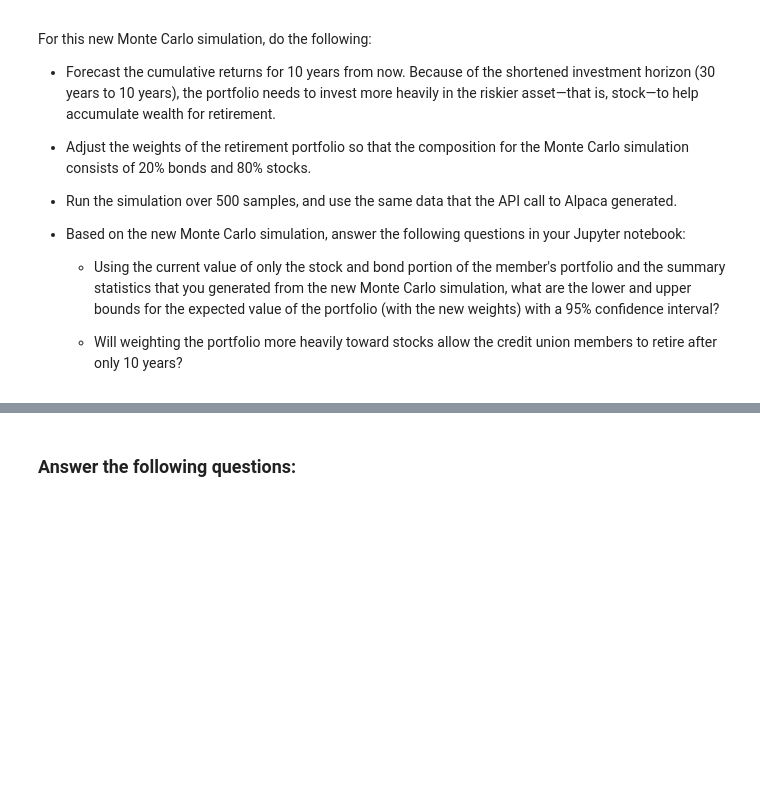
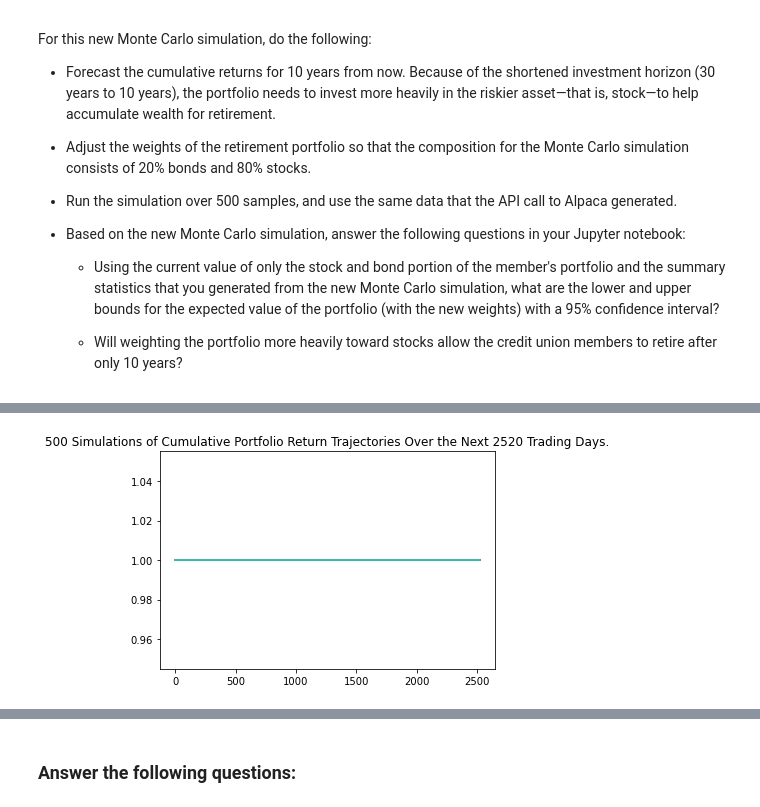
Before and after one commit to Leroy44/Monte-carlo-portfolio-forecasting-app, a Jupyter notebook: financial_planning_tools.ipynb, the cells around one changed output, grey strips where cells are left out. Saved outputs shown, nothing was run; the diff lists cells and outputs as text; code cells hidden in the pictures; blank space fills up the shorter version.

```diff
--- a/financial_planning_tools.ipynb
+++ b/financial_planning_tools.ipynb
@@ -511,7 +576,12 @@ For this new Monte Carlo simulation, do the following:
 # Configure a Monte Carlo simulation to forecast 10 years cumulative returns
 # The weights should be split 20% to AGG and 80% to SPY.
 # Run 500 samples.
-# YOUR CODE HERE
+mc_tenyear = MCSimulation(
+    portfolio_data = portfolio_mc_df,
+    weights = [.20,.80],
+    num_simulation=500,
+    num_trading_days=252*10
+)
 
 # Review the simulation input data
-# YOUR CODE HERE
+mc_tenyear.portfolio_data.head()
@@ -521,7 +627,9 @@ For this new Monte Carlo simulation, do the following:
 # %%
 # Visualize the 10-year Monte Carlo simulation by creating an
 # overlay line plot
-# YOUR CODE HERE
+mc_ten_plot = mc_tenyear.plot_simulation()
+# %% [output]
+[figure, added]
 # %%
 # Visualize the probability distribution of the 10-year Monte Carlo simulation
 # by plotting a histogram
```
Also changed, not shown: parts of 14 cells of this notebook.
